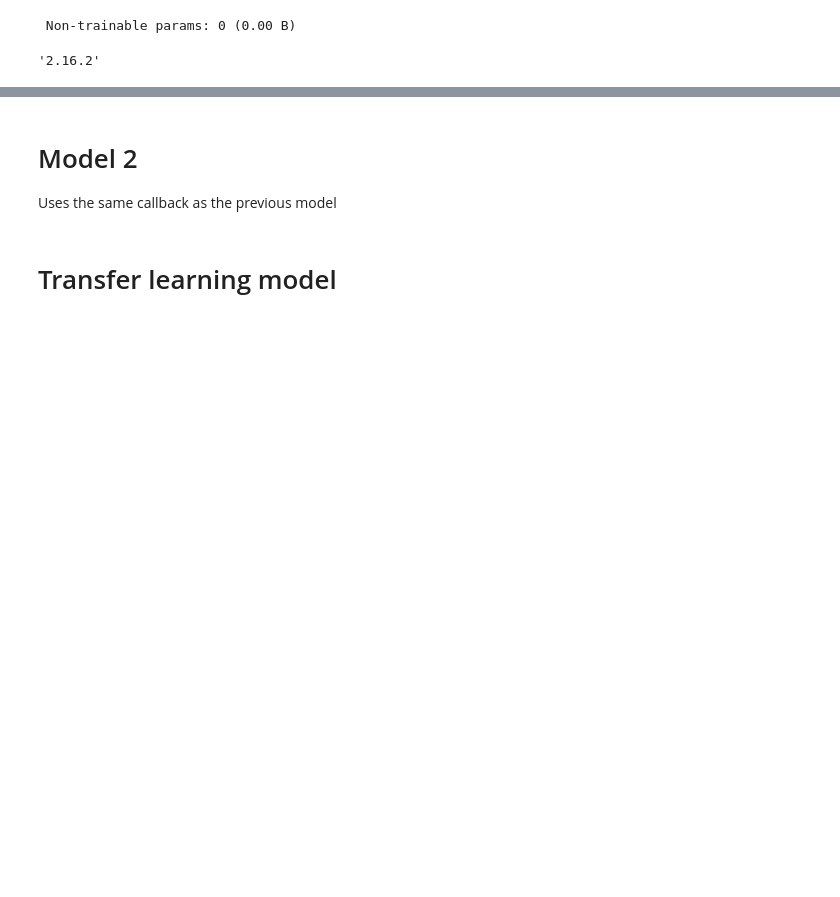
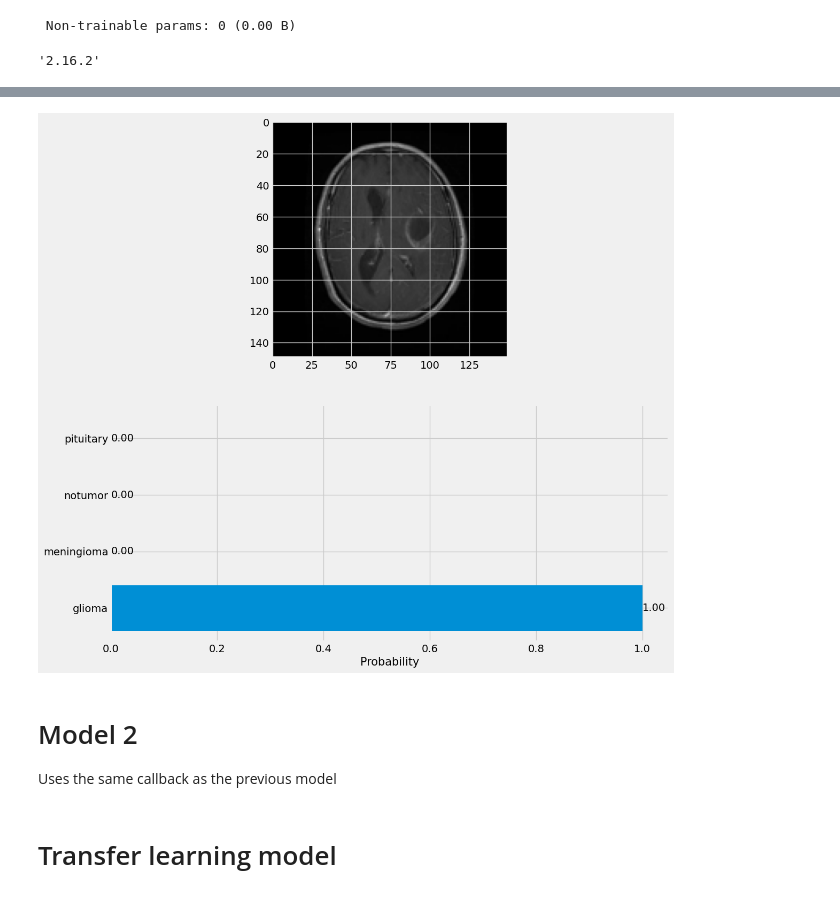
Before and after one commit to Mikkelml/brain_project, a Jupyter notebook: brain_img_classifier.ipynb, the cells around one changed output, grey strips where cells are left out. Cells and saved outputs as stored; diff of their text form; code cells hidden in the pictures; blank space fills up the shorter version.

```diff
--- a/brain_img_classifier.ipynb
+++ b/brain_img_classifier.ipynb
@@ -569,3 +639,4 @@ cm(y_pred)
 # %%
 test_img = '/Users/mikkelpedersen/Desktop/project_vs_studio/ML projekter/Brain_images/Testing/glioma/Te-gl_0075.jpg'
-#predict(model1, test_img)
+predict(model1, test_img)
+# %% [output]
@@ -571,0 +644 @@ test_img = '/Users/mikkelpedersen/Desktop/project_vs_studio/ML projekter/Brain_i
+[figure, added]
```
Also changed, not shown: parts of 23 cells of this notebook.
